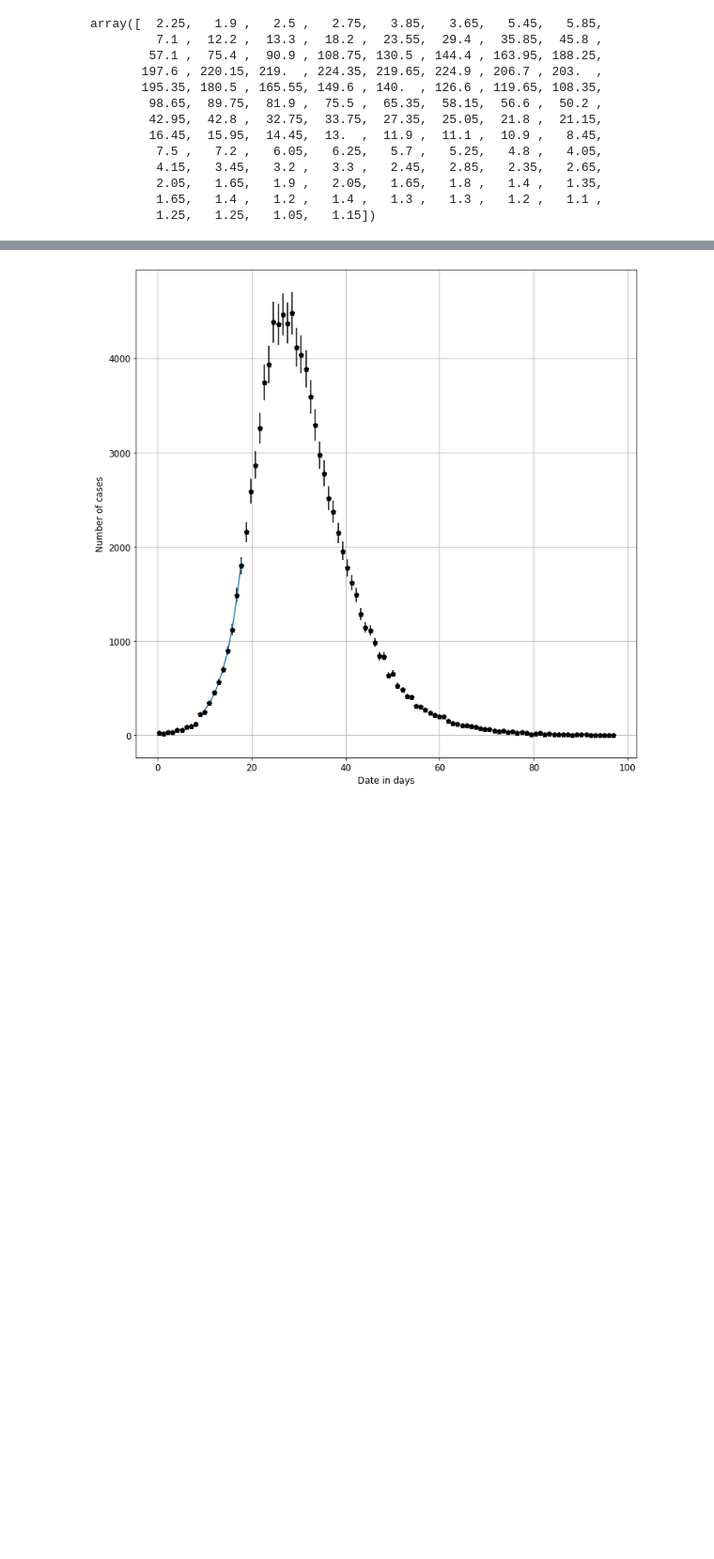
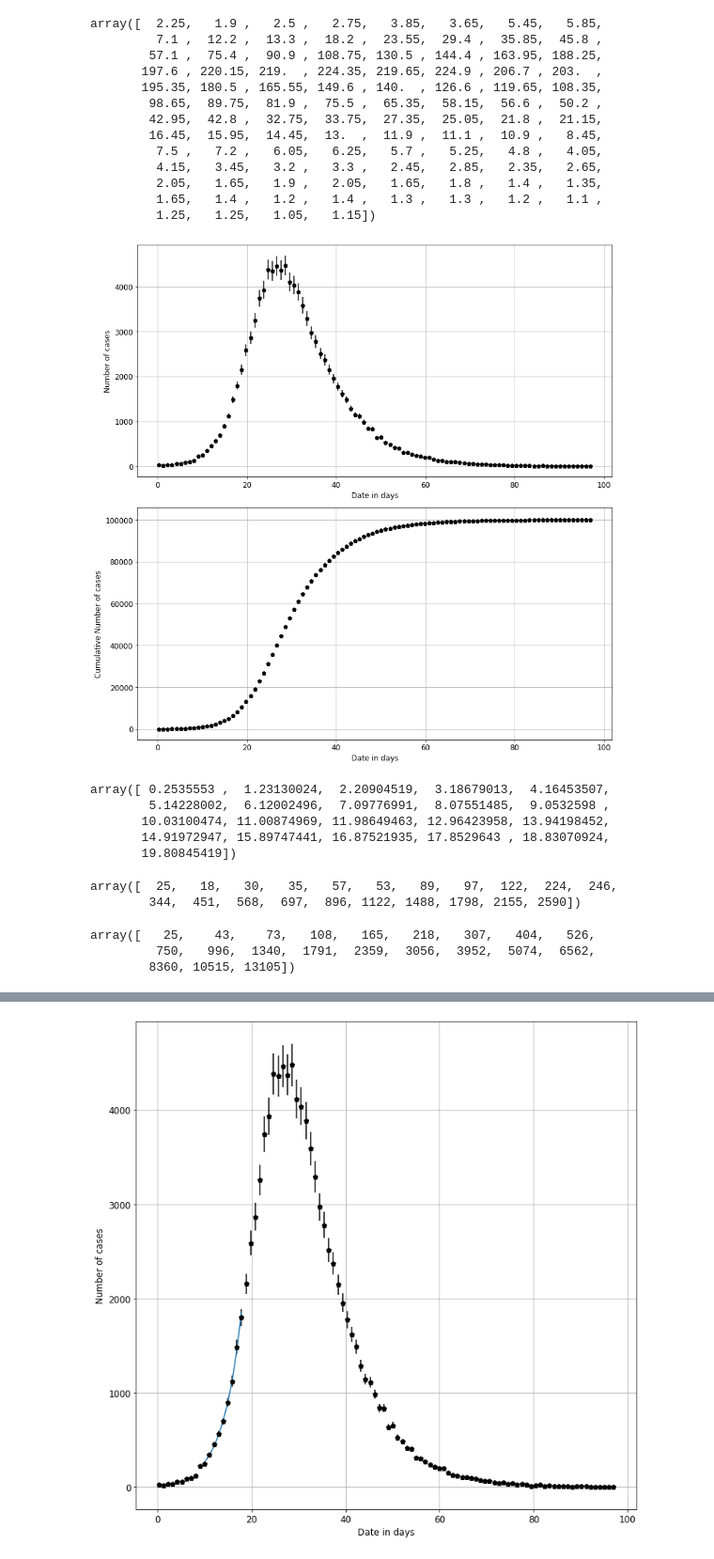
Before and after one commit to jjgomezcadenas/C19, a Jupyter notebook: nb/sir_fit.ipynb, the cells around one changed output, grey strips where cells are left out. Shown at 94% size. Cells and saved outputs as stored; diff of their text form; code cells hidden in the pictures; blank space fills up the shorter version.

```diff
--- a/nb/sir_fit.ipynb
+++ b/nb/sir_fit.ipynb
@@ -182,3 +183,10 @@ array([  2.25,   1.9 ,   2.5 ,   2.75,   3.85,   3.65,   5.45,   5.85,
          2.05,   1.65,   1.9 ,   2.05,   1.65,   1.8 ,   1.4 ,   1.35,
          1.65,   1.4 ,   1.2 ,   1.4 ,   1.3 ,   1.3 ,   1.2 ,   1.1 ,
          1.25,   1.25,   1.05,   1.15])
+# %%
+def cumulative_sum_and_error(i, ierr):
+    CI = np.cumsum(i)
+    i2 = np.square(ierr)
+    ci2 = np.cumsum(i2)
+    CIe = np.sqrt(ci2)
+    return CI, CIe
@@ -184,0 +195,25 @@ array([  2.25,   1.9 ,   2.5 ,   2.75,   3.85,   3.65,   5.45,   5.85,
+# %%
+def plt_sir_data(t, i, ierr, ic, ice, log=False, figsize=(12,12), ms=7):
+    fig = plt.figure(figsize=figsize)
+    if log:
+        plt.yscale('log')
+
+    ax      = fig.add_subplot(2, 1, 1)
+
+
+    plt.errorbar(t, i, fmt="kp", yerr= ierr, ms=ms, ls='none')
+    plt.xlabel('Date in days')
+    plt.ylabel('Number of cases')
+    plt.grid()
+
+    ax      = fig.add_subplot(2, 1, 2)
+    plt.errorbar(t, ic, fmt="kp", yerr= ice, ms=ms, ls='none')
+    plt.xlabel('Date in days')
+    plt.ylabel('Cumulative Number of cases')
+    plt.grid()
+
+    plt.tight_layout()
+# %%
+plt_sir_data(t, i, ierr, ic, ice, log=False, figsize=(12,12), ms=7)
+# %% [output]
+[figure, added]
@@ -184,0 +225,19 @@ array([  2.25,   1.9 ,   2.5 ,   2.75,   3.85,   3.65,   5.45,   5.85,
+# %%
+tt
+# %% [output]
+array([ 0.2535553 ,  1.23130024,  2.20904519,  3.18679013,  4.16453507,
+        5.14228002,  6.12002496,  7.09776991,  8.07551485,  9.0532598 ,
+       10.03100474, 11.00874969, 11.98649463, 12.96423958, 13.94198452,
+       14.91972947, 15.89747441, 16.87521935, 17.8529643 , 18.83070924,
+       19.80845419])
+# %%
+it
+# %% [output]
+array([  25,   18,   30,   35,   57,   53,   89,   97,  122,  224,  246,
+        344,  451,  568,  697,  896, 1122, 1488, 1798, 2155, 2590])
+# %%
+ict
+# %% [output]
+array([   25,    43,    73,   108,   165,   218,   307,   404,   526,
+         750,   996,  1340,  1791,  2359,  3056,  3952,  5074,  6562,
+        8360, 10515, 13105])
```
Also changed, not shown: parts of 18 cells of this notebook, 3 other files.
